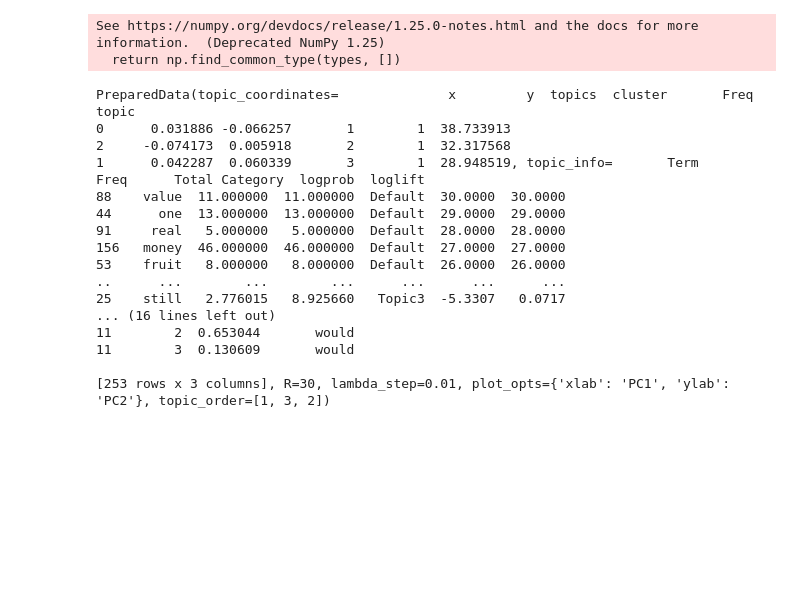
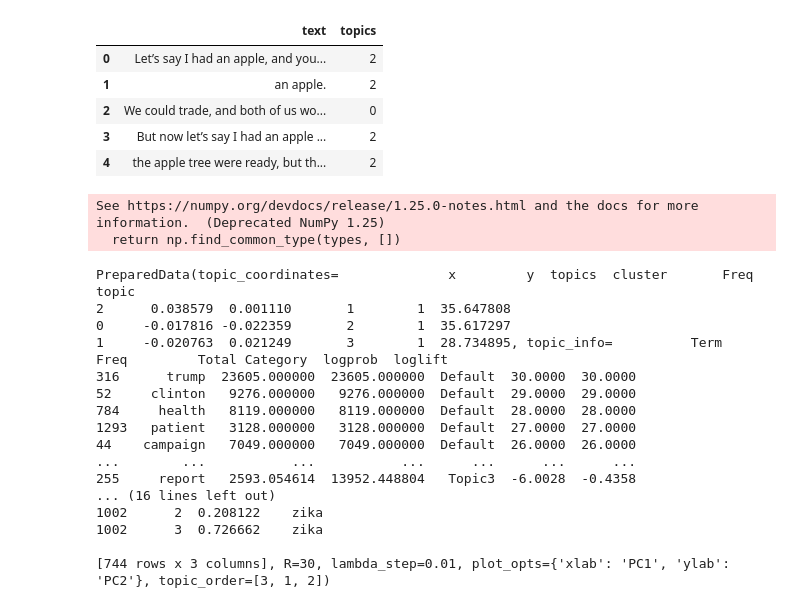
Before and after one commit to dartmouth-cs98-23f/project-short-learning-ml, a Jupyter notebook: labeling/lda/lda_gensim.ipynb, the cells around one changed output. Cells and saved outputs as stored; diff of their text form; code cells hidden in the pictures; blank space fills up the shorter version.

Commit message:
76 correct lda models (#16)

```diff
--- a/labeling/lda/lda_gensim.ipynb
+++ b/labeling/lda/lda_gensim.ipynb
@@ -125,0 +76,5 @@ doc_lda = lda_model[corpus]
+# %%
+# preprocess 'headline_text' text from training set
+# processed_docs = documents['headline_text'].map(preprocess)
+processed_docs = documents['Article'].map(preprocess)
+processed_docs[:10]
@@ -125,0 +121,2 @@ doc_lda = lda_model[corpus]
+# %%
+bow_corpus = [dictionary.doc2bow(doc) for doc in processed_docs]
@@ -125,0 +196,6 @@ doc_lda = lda_model[corpus]
+# %%
+# training the model using the bow corpus
+
+lda_model_tfidf = gensim.models.LdaMulticore(corpus_tfidf, num_topics=num_topics, id2word=dictionary, passes=2, workers=4)
+for idx, topic in lda_model_tfidf.print_topics(-1):
+    print('Topic: {} Word: {}'.format(idx, topic))
@@ -125,0 +230,23 @@ doc_lda = lda_model[corpus]
+# %%
+# unseen_document = 'if you love traveling, you\'ll love this'
+# bow_vector = dictionary.doc2bow(preprocess(unseen_document))
+# for index, score in sorted(lda_model_tfidf[bow_vector], key=lambda tup: -1*tup[1]):
+#     topic = lda_model_tfidf.print_topic(index, 10)
+#     print("Score: {}\t Topic words:{}".format(score, re.sub('[^A-Za-z]+', ',', topic)))
+
+# adapted from https://towardsdatascience.com/unsupervised-nlp-topic-models-as-a-supervised-learning-input-cf8ee9e5cf28
+unseen_df = pd.read_csv(test_path)
+
+train_vecs = []
+for text_entry in unseen_df['text']:
+    bow_vector = dictionary.doc2bow(preprocess(text_entry))
+    top_topics = (
+        lda_model_tfidf.get_document_topics(bow_vector,
+                                        minimum_probability=0.0)
+    )
+
+    # probabilities for topics 0-num_topics, unsorted
+    train_vecs.append(top_topics)
+
+
+pprint(train_vecs)
@@ -125,0 +271,15 @@ doc_lda = lda_model[corpus]
+# %%
+topic_results = []
+for doc in train_vecs:
+    topic_idx, score = max(doc, key=lambda x: x[1]) # numerical topic
+    topic_results.append(topic_idx)
+
+unseen_df['topics'] = topic_results
+unseen_df.head()
+# %% [output]
+|  | text | topics |
+| 0 | Let’s say I had an apple, and you... | 2 |
+| 1 | an apple. | 2 |
+| 2 | We could trade, and both of us wo... | 0 |
+| 3 | But now let’s say I had an apple ... | 2 |
+| 4 | the apple tree were ready, but th... | 2 |
@@ -133,7 +295,7 @@ import os
 pyLDAvis.enable_notebook()
 LDAvis_data_filepath = os.path.join('./results/ldavis_prepared_'+str(num_topics))
 
-LDAvis_prepared = pyLDAvis.gensim.prepare(lda_model, corpus, id2word)
+LDAvis_prepared = pyLDAvis.gensim.prepare(lda_model, bow_corpus, dictionary)
 with open(LDAvis_data_filepath, 'wb') as f:
     pickle.dump(LDAvis_prepared, f)
 
@@ -148,18 +310,18 @@ See https://numpy.org/devdocs/release/1.25.0-notes.html and the docs for more in
   return np.find_common_type(types, [])
 PreparedData(topic_coordinates=              x         y  topics  cluster       Freq
 topic
-0      0.031886 -0.066257       1        1  38.733913
-2     -0.074173  0.005918       2        1  32.317568
-1      0.042287  0.060339       3        1  28.948519, topic_info=       Term       Freq      Total Category  logprob  loglift
-88    value  11.000000  11.000000  Default  30.0000  30.0000
-44      one  13.000000  13.000000  Default  29.0000  29.0000
-91     real   5.000000   5.000000  Default  28.0000  28.0000
-156   money  46.000000  46.000000  Default  27.0000  27.0000
-53    fruit   8.000000   8.000000  Default  26.0000  26.0000
-..      ...        ...        ...      ...      ...      ...
-25    still   2.776015   8.925660   Topic3  -5.3307   0.0717
+2      0.038579  0.001110       1        1  35.647808
+0     -0.017816 -0.022359       2        1  35.617297
+1     -0.020763  0.021249       3        1  28.734895, topic_info=          Term          Freq         Total Category  logprob  loglift
+316      trump  23605.000000  23605.000000  Default  30.0000  30.0000
+52     clinton   9276.000000   9276.000000  Default  29.0000  29.0000
+784     health   8119.000000   8119.000000  Default  28.0000  28.0000
+1293   patient   3128.000000   3128.000000  Default  27.0000  27.0000
+44    campaign   7049.000000   7049.000000  Default  26.0000  26.0000
+...        ...           ...           ...      ...      ...      ...
+255     report   2593.054614  13952.448804   Topic3  -6.0028  -0.4358
 ... (16 lines left out)
-11        2  0.653044       would
-11        3  0.130609       would
+1002      2  0.208122    zika
+1002      3  0.726662    zika
 
-[253 rows x 3 columns], R=30, lambda_step=0.01, plot_opts={'xlab': 'PC1', 'ylab': 'PC2'}, topic_order=[1, 3, 2])
+[744 rows x 3 columns], R=30, lambda_step=0.01, plot_opts={'xlab': 'PC1', 'ylab': 'PC2'}, topic_order=[3, 1, 2])
```
Also changed, not shown: parts of 25 cells of this notebook, 5 other files.
